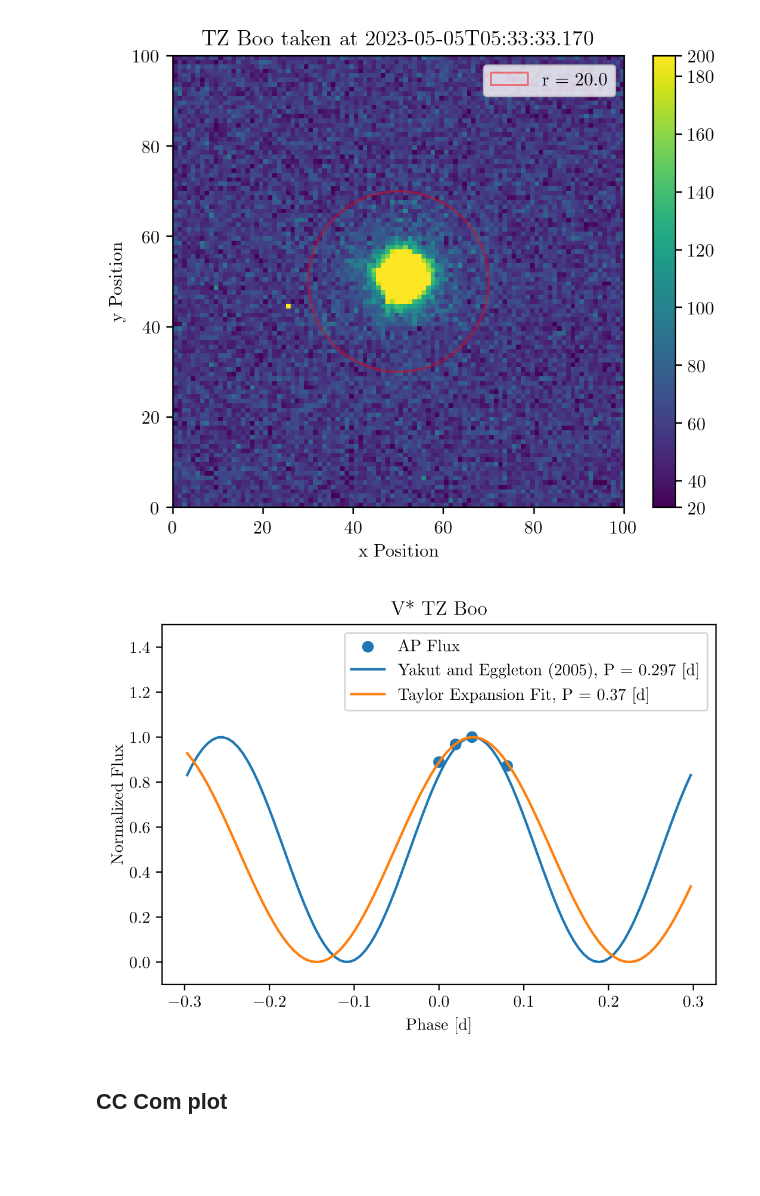
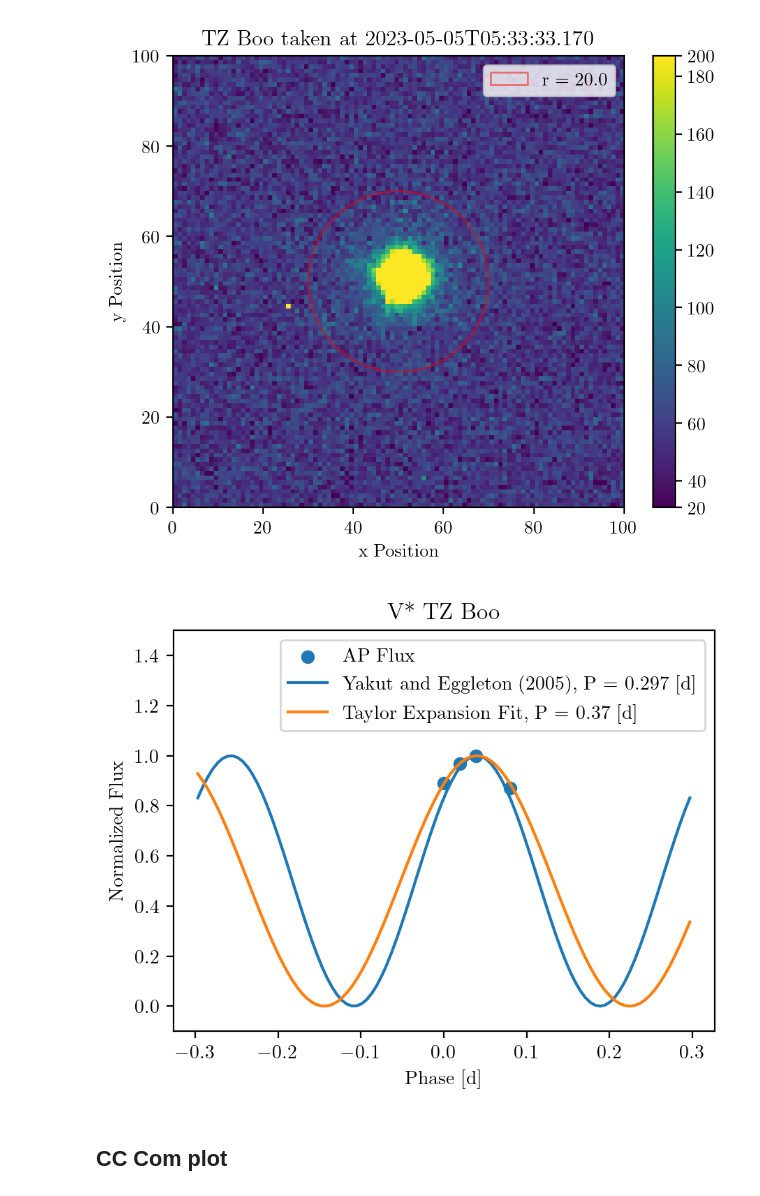
Before and after one commit to matt-ketk/astr-480, a Jupyter notebook: analysis/PaperFigures.ipynb, the cells around one changed output. Drawn from its saved outputs; the diff is of its cells as text; code cells hidden in the pictures; blank space fills up the shorter version.

```diff
--- a/analysis/PaperFigures.ipynb
+++ b/analysis/PaperFigures.ipynb
@@ -30,7 +30,7 @@ cccom_dir = './data/cc_com'
 cc_com_reduced = './data/cc_com/reduced/'
 tz_boo_reduced = './data/tz_boo/reduced/'
 
-pgf_plot = False
+pgf_plot = True
 # %%
 if pgf_plot:
     matplotlib.use('pgf')
@@ -101,34 +101,35 @@ tz_data = BinnedTimeSeries.read(
     time_bin_size_unit=u.s
 )
 
 tz_data = {
     'time' : tz_data.time_bin_start.jd - tz_data.time_bin_start.jd.min(),
     'ap flux' : tz_data['AP flux'] / tz_data['AP flux'].max()
 }
 
 tz_period_ye = 0.297
 tz_period_fit = tz_fit['period'][0]
 
 fig, ax = plt.subplots()
 
 fit_domain = np.linspace(-1 * tz_period_ye, 1 * tz_period_ye, 100)
 tz_curve_ye = lc_from_period(fit_domain, 0.04, tz_period_ye)
 tz_curve_fit = lc_from_period(fit_domain, 0.04, tz_period_fit)
 
 ax.scatter(tz_data['time'], tz_data['ap flux'], label='AP Flux')
 ax.plot(fit_domain, tz_curve_ye, label=f'Yakut and Eggleton (2005), P = {tz_period_ye:.3} [d]')
 ax.plot(fit_domain, tz_curve_fit, label=f'Taylor Expansion Fit, P = {tz_period_fit:.2} [d]')
 ax.legend()
 ax.set_xlabel('Phase [d]')
 ax.set_ylabel('Normalized Flux')
 ax.set_title('V* TZ Boo')
 ax.set_ylim([-0.1, 1.5])
 if pgf_plot:
+    fig.set_size_inches(5,3.8)
     fig.savefig('../paper/figures/tz-boo_lightcurve.pgf', format='pgf')
 else:
     fig.savefig('../paper/figures/tz-boo_lightcurve.png')
 # %% [output]
-[figure, old version]
+[figure, new version]
 # %% [markdown]
 ## CC Com plot
 # %%
```
Also changed, not shown: parts of 3 cells of this notebook, 8 other files.
